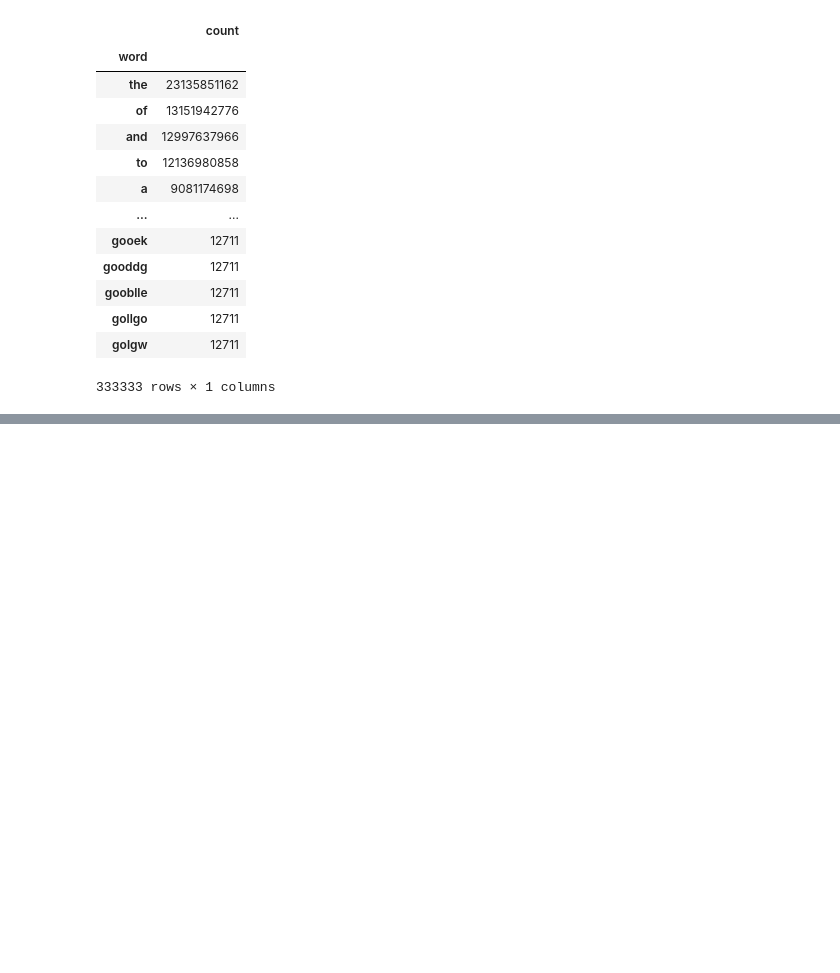
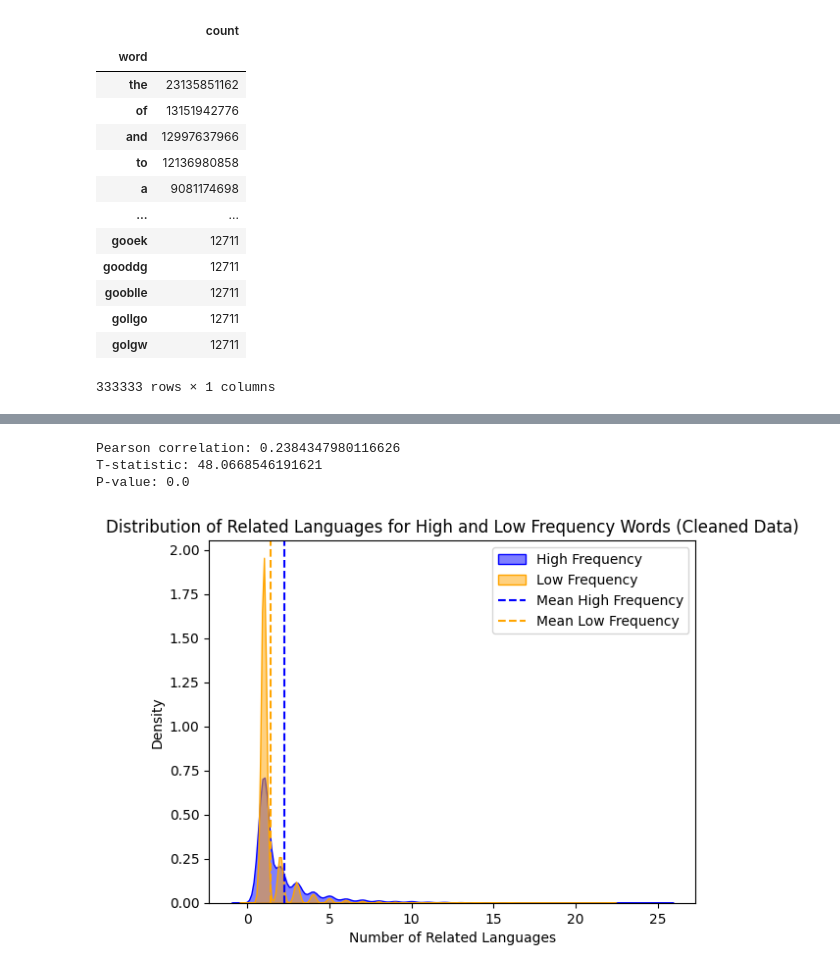
Before and after one commit to MaximilianHollis/cmsc320-final-project, a Jupyter notebook: cmsc320-etymology-project.ipynb, the cells around one changed output, grey strips where cells are left out. Drawn from its saved outputs; the diff is of its cells as text; code cells hidden in the pictures; blank space fills up the shorter version.

```diff
--- a/cmsc320-etymology-project.ipynb
+++ b/cmsc320-etymology-project.ipynb
@@ -156,0 +242,38 @@ df
+# %%
+
+#Remove outliers from scatter_df
+Q1 = scatter_df['x'].quantile(0.25)
+Q3 = scatter_df['x'].quantile(0.75)
+IQR = Q3 - Q1
+
+lower_bound = Q1 - 1.5 * IQR
+upper_bound = Q3 + 1.5 * IQR
+
+cleaned_scatter_df = scatter_df[(scatter_df['x'] >= lower_bound) & (scatter_df['x'] <= upper_bound)]
+
+high_freq = cleaned_scatter_df[cleaned_scatter_df['x'] > median_freq]['y']
+low_freq = cleaned_scatter_df[cleaned_scatter_df['x'] <= median_freq]['y']
+
+#Print new stats
+correlation = cleaned_scatter_df['x'].corr(cleaned_scatter_df['y'])
+print(f'Pearson correlation: {correlation}')
+
+t_stat, p_value = ttest_ind(high_freq, low_freq)
+print(f'T-statistic: {t_stat}\nP-value: {p_value}')
+
+#Re-visualizing the distribution plot
+sns.kdeplot(high_freq, label='High Frequency', color='blue', fill=True, alpha=0.5)
+sns.kdeplot(low_freq, label='Low Frequency', color='orange', fill=True, alpha=0.5)
+plt.axvline(high_freq.mean(), color='blue', linestyle='--', label='Mean High Frequency')
+plt.axvline(low_freq.mean(), color='orange', linestyle='--', label='Mean Low Frequency')
+
+plt.title('Distribution of Related Languages for High and Low Frequency Words (Cleaned Data)')
+plt.xlabel('Number of Related Languages')
+plt.ylabel('Density')
+plt.legend()
+plt.show()
+# %% [output]
+Pearson correlation: 0.2384347980116626
+T-statistic: 48.0668546191621
+P-value: 0.0
+[figure, added]
```
Also changed, not shown: parts of 7 cells of this notebook.
